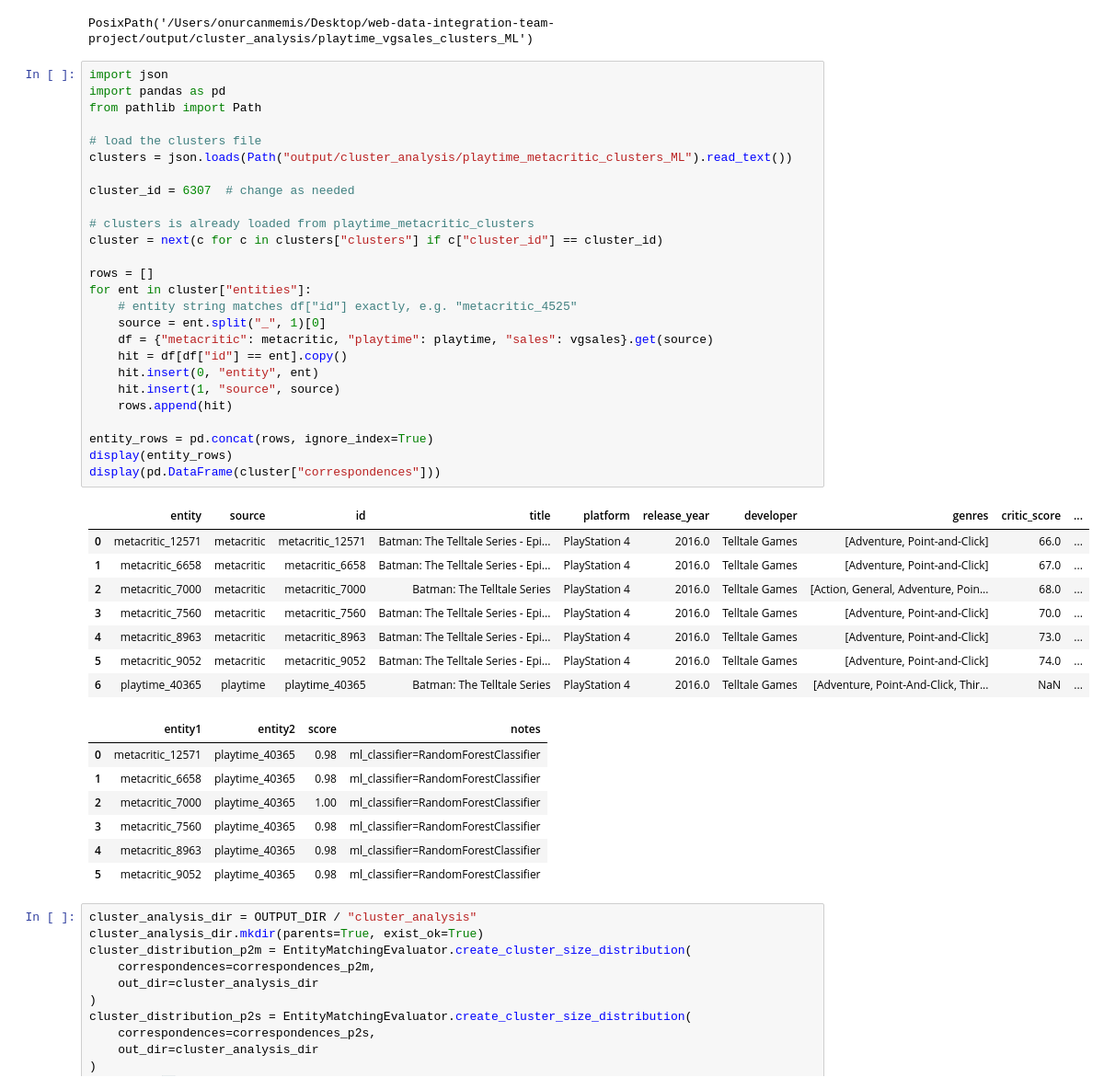
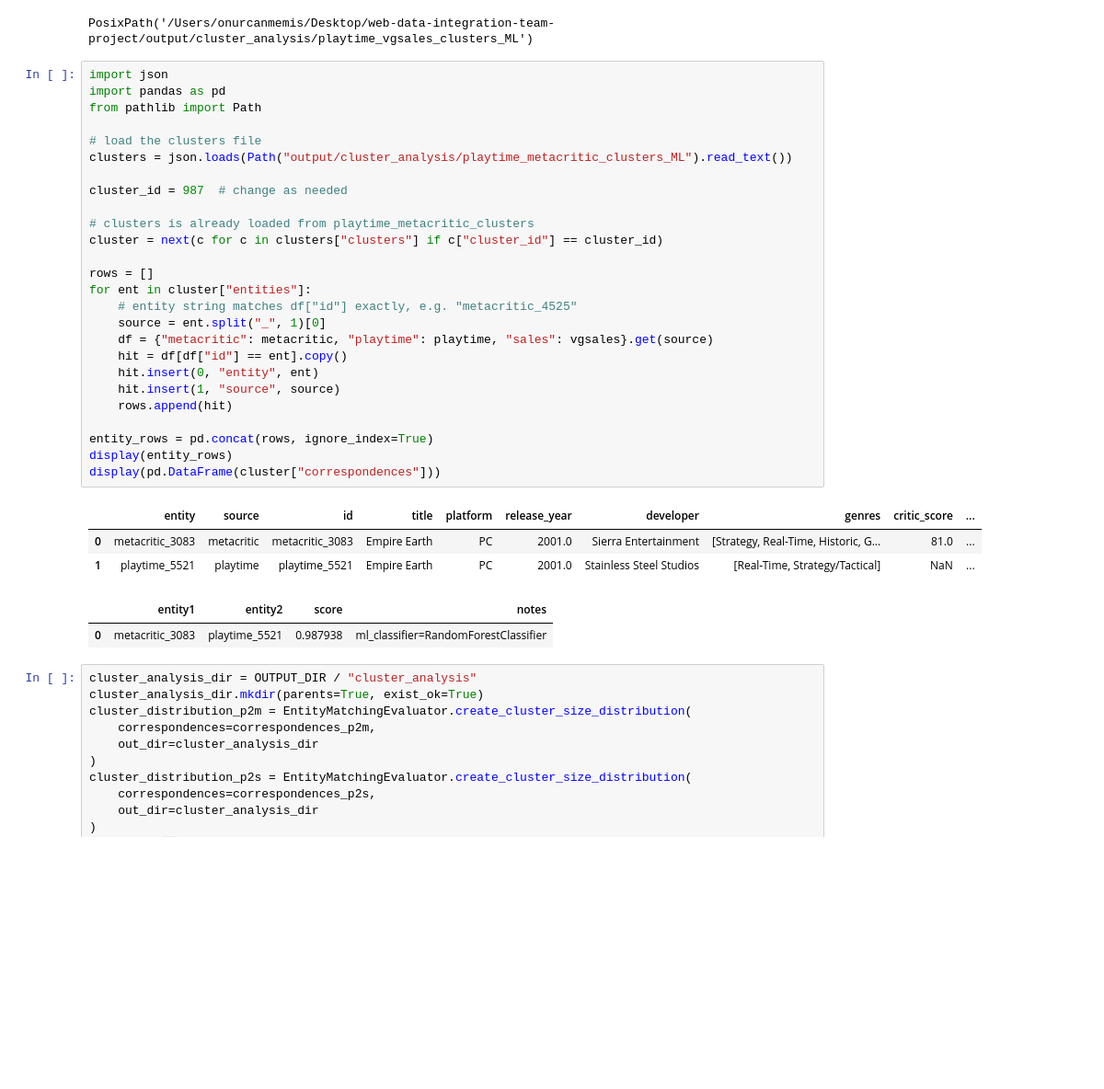
Before and after one commit to onurcanmemis/web-data-integration-team-project, a Jupyter notebook: ML-EmbeddingBlocker-Pipeline.ipynb, the cells around one changed output. Shown: that part at 92% size. Cells and saved outputs as stored; diff of their text form; blank space fills up the shorter version.

```diff
--- a/ML-EmbeddingBlocker-Pipeline.ipynb
+++ b/ML-EmbeddingBlocker-Pipeline.ipynb
@@ -382,45 +382,35 @@ PosixPath('/Users/onurcanmemis/Desktop/web-data-integration-team-project/output/
 # %%
 import json
 import pandas as pd
 from pathlib import Path
 
 # load the clusters file
 clusters = json.loads(Path("output/cluster_analysis/playtime_metacritic_clusters_ML").read_text())
 
-cluster_id = 6307  # change as needed
+cluster_id = 987  # change as needed
 
 # clusters is already loaded from playtime_metacritic_clusters
 cluster = next(c for c in clusters["clusters"] if c["cluster_id"] == cluster_id)
 
 rows = []
 for ent in cluster["entities"]:
     # entity string matches df["id"] exactly, e.g. "metacritic_4525"
     source = ent.split("_", 1)[0]
     df = {"metacritic": metacritic, "playtime": playtime, "sales": vgsales}.get(source)
     hit = df[df["id"] == ent].copy()
     hit.insert(0, "entity", ent)
     hit.insert(1, "source", source)
     rows.append(hit)
 
 entity_rows = pd.concat(rows, ignore_index=True)
 display(entity_rows)
 display(pd.DataFrame(cluster["correspondences"]))
 # %% [output]
 |  | entity | source | id | title | platform | release_year | developer | genres | critic_score | ... |
-| 0 | metacritic_12571 | metacritic | metacritic_12571 | Batman: The Telltale Series - Epi... | PlayStation 4 | 2016.0 | Telltale Games | [Adventure, Point-and-Click] | 66.0 | ... |
-| 1 | metacritic_6658 | metacritic | metacritic_6658 | Batman: The Telltale Series - Epi... | PlayStation 4 | 2016.0 | Telltale Games | [Adventure, Point-and-Click] | 67.0 | ... |
-| 2 | metacritic_7000 | metacritic | metacritic_7000 | Batman: The Telltale Series | PlayStation 4 | 2016.0 | Telltale Games | [Action, General, Adventure, Poin... | 68.0 | ... |
-| 3 | metacritic_7560 | metacritic | metacritic_7560 | Batman: The Telltale Series - Epi... | PlayStation 4 | 2016.0 | Telltale Games | [Adventure, Point-and-Click] | 70.0 | ... |
-| 4 | metacritic_8963 | metacritic | metacritic_8963 | Batman: The Telltale Series - Epi... | PlayStation 4 | 2016.0 | Telltale Games | [Adventure, Point-and-Click] | 73.0 | ... |
-| 5 | metacritic_9052 | metacritic | metacritic_9052 | Batman: The Telltale Series - Epi... | PlayStation 4 | 2016.0 | Telltale Games | [Adventure, Point-and-Click] | 74.0 | ... |
-| 6 | playtime_40365 | playtime | playtime_40365 | Batman: The Telltale Series | PlayStation 4 | 2016.0 | Telltale Games | [Adventure, Point-And-Click, Thir... | NaN | ... |
+| 0 | metacritic_3083 | metacritic | metacritic_3083 | Empire Earth | PC | 2001.0 | Sierra Entertainment | [Strategy, Real-Time, Historic, G... | 81.0 | ... |
+| 1 | playtime_5521 | playtime | playtime_5521 | Empire Earth | PC | 2001.0 | Stainless Steel Studios | [Real-Time, Strategy/Tactical] | NaN | ... |
 |  | entity1 | entity2 | score | notes |
-| 0 | metacritic_12571 | playtime_40365 | 0.98 | ml_classifier=RandomForestClassifier |
-| 1 | metacritic_6658 | playtime_40365 | 0.98 | ml_classifier=RandomForestClassifier |
-| 2 | metacritic_7000 | playtime_40365 | 1.00 | ml_classifier=RandomForestClassifier |
-| 3 | metacritic_7560 | playtime_40365 | 0.98 | ml_classifier=RandomForestClassifier |
-| 4 | metacritic_8963 | playtime_40365 | 0.98 | ml_classifier=RandomForestClassifier |
-| 5 | metacritic_9052 | playtime_40365 | 0.98 | ml_classifier=RandomForestClassifier |
+| 0 | metacritic_3083 | playtime_5521 | 0.987938 | ml_classifier=RandomForestClassifier |
 # %%
 cluster_analysis_dir = OUTPUT_DIR / "cluster_analysis"
 cluster_analysis_dir.mkdir(parents=True, exist_ok=True)
```
Also changed, not shown: parts of 9 cells of this notebook, 14 other files.
